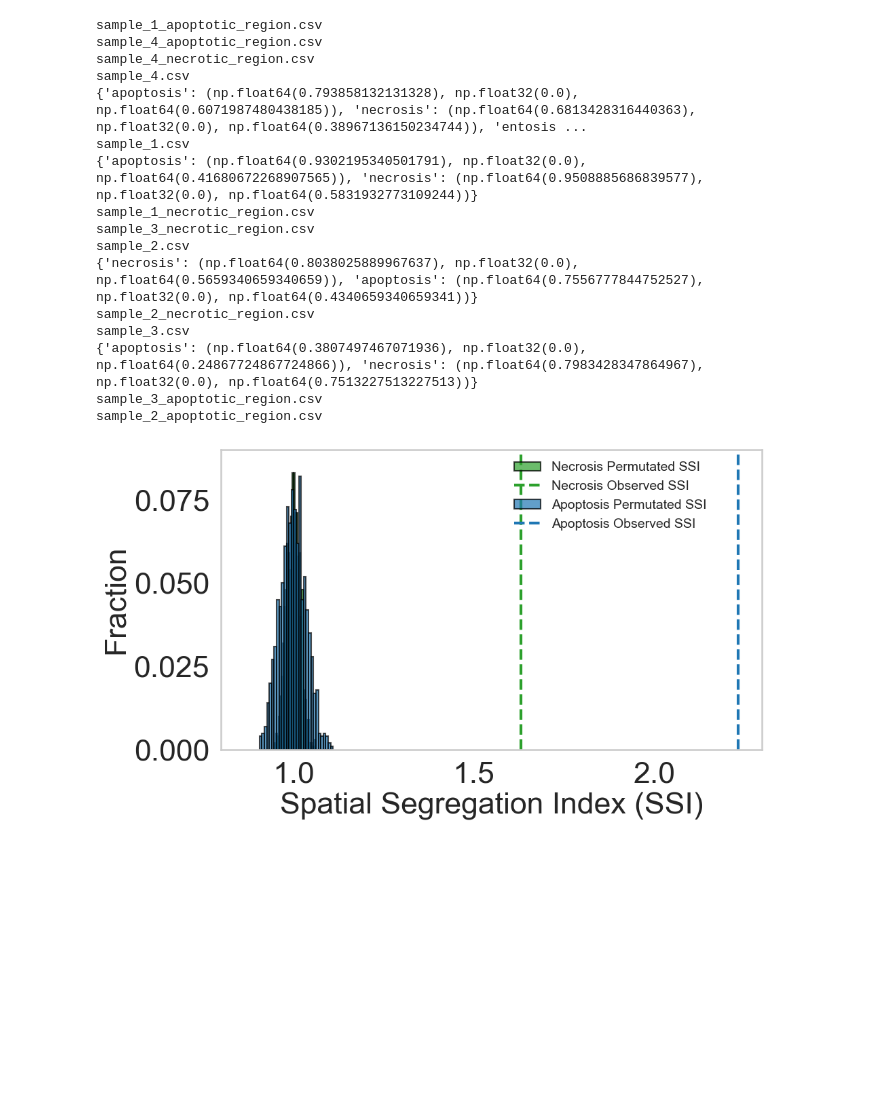
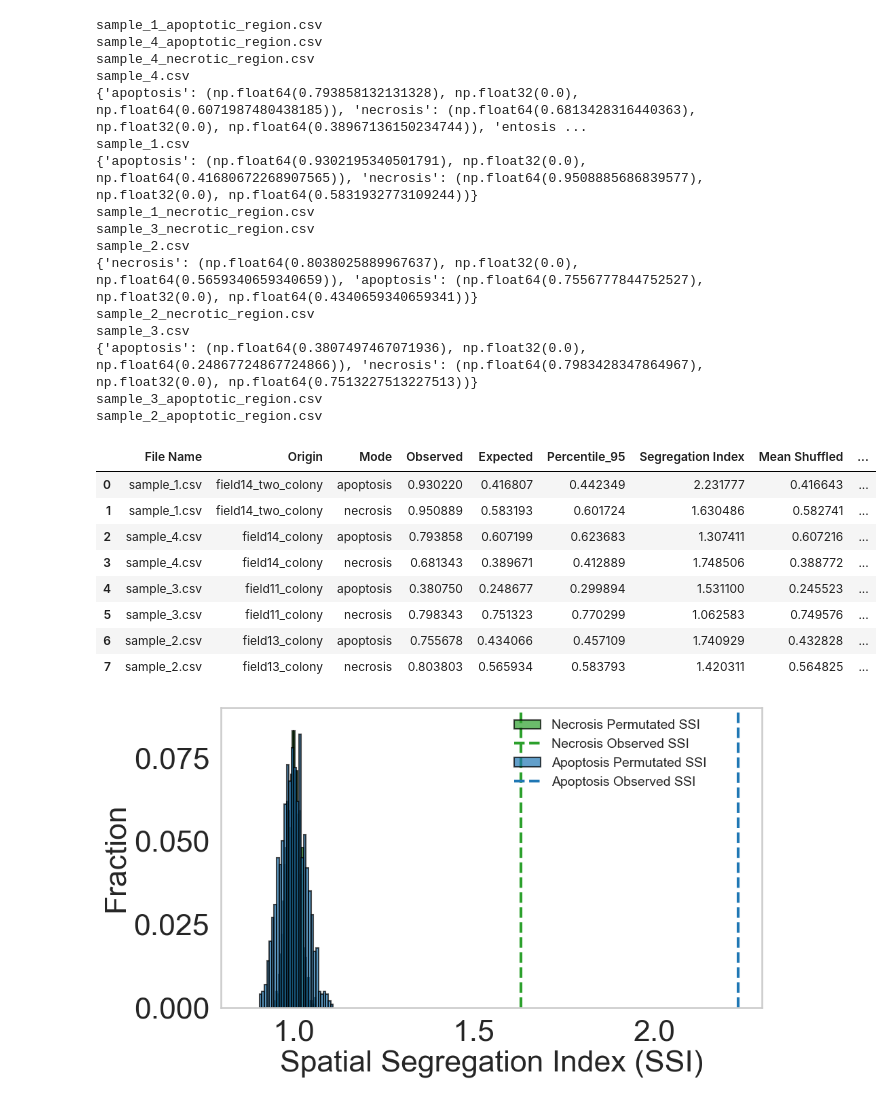
Before and after one commit to zaritskylab/CellDeathSpreading, a Jupyter notebook: notebooks/statistical_signifigance.ipynb, the cells around one changed output. Cells and saved outputs as stored; diff of their text form; code cells hidden in the pictures; blank space fills up the shorter version.

```diff
--- a/notebooks/statistical_signifigance.ipynb
+++ b/notebooks/statistical_signifigance.ipynb
@@ -189,6 +189,18 @@ sample_3.csv
 {'apoptosis': (np.float64(0.3807497467071936), np.float32(0.0), np.float64(0.24867724867724866)), 'necrosis': (np.float64(0.7983428347864967), np.float32(0.0), np.float64(0.7513227513227513))}
 sample_3_apoptotic_region.csv
 sample_2_apoptotic_region.csv
+# %%
+df
+# %% [output]
+|  | File Name | Origin | Mode | Observed | Expected | Percentile_95 | Segregation Index | Mean Shuffled | ... |
+| 0 | sample_1.csv | field14_two_colony | apoptosis | 0.930220 | 0.416807 | 0.442349 | 2.231777 | 0.416643 | ... |
+| 1 | sample_1.csv | field14_two_colony | necrosis | 0.950889 | 0.583193 | 0.601724 | 1.630486 | 0.582741 | ... |
+| 2 | sample_4.csv | field14_colony | apoptosis | 0.793858 | 0.607199 | 0.623683 | 1.307411 | 0.607216 | ... |
+| 3 | sample_4.csv | field14_colony | necrosis | 0.681343 | 0.389671 | 0.412889 | 1.748506 | 0.388772 | ... |
+| 4 | sample_3.csv | field11_colony | apoptosis | 0.380750 | 0.248677 | 0.299894 | 1.531100 | 0.245523 | ... |
+| 5 | sample_3.csv | field11_colony | necrosis | 0.798343 | 0.751323 | 0.770299 | 1.062583 | 0.749576 | ... |
+| 6 | sample_2.csv | field13_colony | apoptosis | 0.755678 | 0.434066 | 0.457109 | 1.740929 | 0.432828 | ... |
+| 7 | sample_2.csv | field13_colony | necrosis | 0.803803 | 0.565934 | 0.583793 | 1.420311 | 0.564825 | ... |
 # %%
 # Filter the data for a single origin
 custom_palette =  {"apoptosis": "#1f77b4", "necrosis": "#2ca02c", "other": "lightgray"} #{"apoptosis": "#bf7745", "necrosis": "#f5e18a"} #
```
Also changed, not shown: parts of 1 cell of this notebook, 4 other files.
